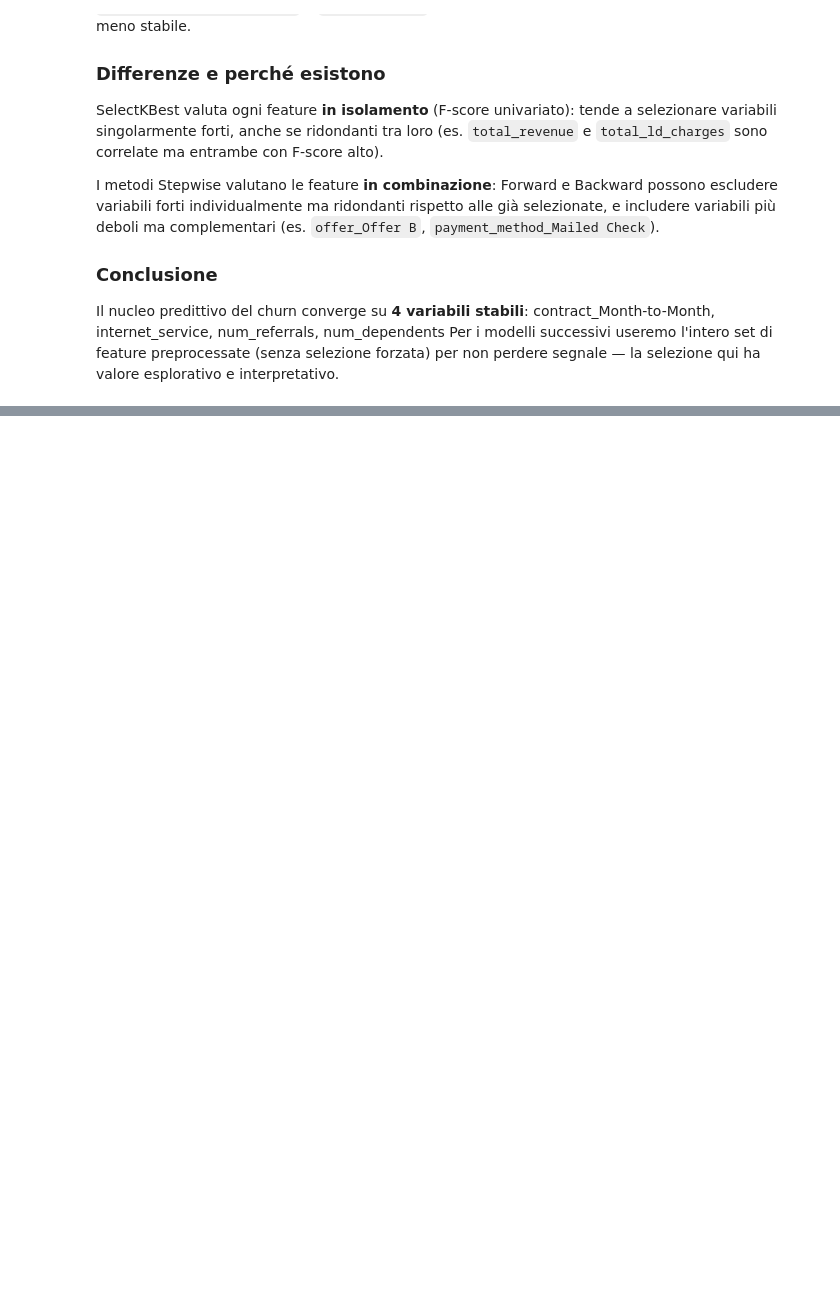
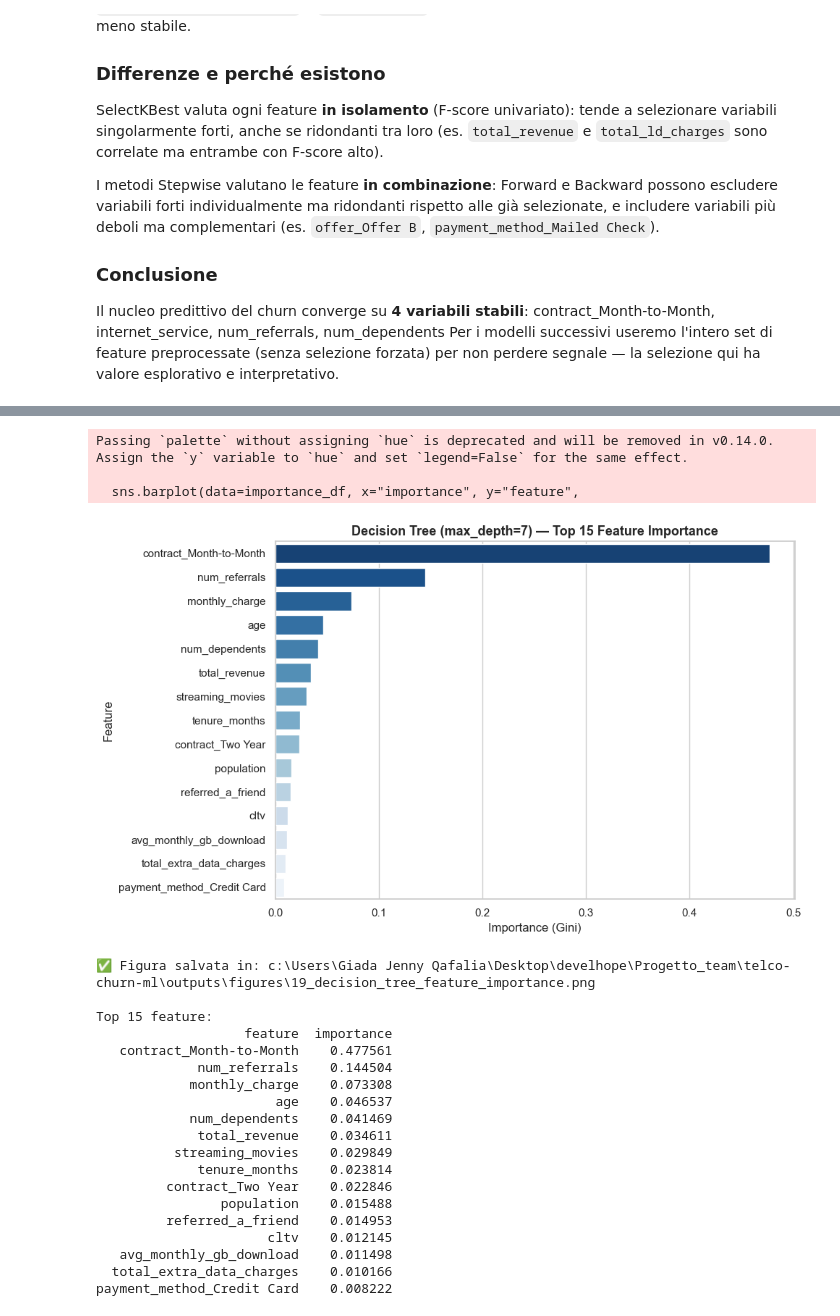
Before and after one commit to antoniohopee/telco-churn-ml, a Jupyter notebook: notebooks/04_machine_learning.ipynb, the cells around one changed output, grey strips where cells are left out. Saved outputs shown, nothing was run; the diff lists cells and outputs as text; code cells hidden in the pictures; blank space fills up the shorter version.

```diff
--- a/notebooks/04_machine_learning.ipynb
+++ b/notebooks/04_machine_learning.ipynb
@@ -638,0 +742,17 @@ ha valore esplorativo e interpretativo.
+# %%
+# Modello finale con profondità ottimale
+pipeline_dt_final = Pipeline([
+    ("preprocessor", build_preprocessor(num_cols, cat_cols, binary_cols)),
+    ("classifier", DecisionTreeClassifier(
+        max_depth=7,
+        class_weight="balanced",
+        random_state=42
+    ))
+])
+
+pipeline_dt_final.fit(X_train, y_train)
+y_pred_dt = pipeline_dt_final.predict(X_test)
+
+print("=== DECISION TREE (max_depth=7) — Valutazione sul Test Set ===\n")
+print(classification_report(y_test, y_pred_dt,
+                             target_names=["Rimasto (0)", "Churned (1)"]))
@@ -638,0 +770,54 @@ ha valore esplorativo e interpretativo.
+# %%
+# Estrazione feature names dopo il preprocessing
+feature_names_num = num_cols
+feature_names_cat = pipeline_dt_final.named_steps["preprocessor"]\
+    .named_transformers_["cat"].get_feature_names_out(cat_cols).tolist()
+feature_names_bin = binary_cols
+
+all_feature_names = feature_names_num + feature_names_cat + feature_names_bin
+
+# Feature importance dal classificatore
+importances = pipeline_dt_final.named_steps["classifier"].feature_importances_
+importance_df = pd.DataFrame({
+    "feature": all_feature_names,
+    "importance": importances
+}).sort_values("importance", ascending=False).head(15)
+
+fig, ax = plt.subplots(figsize=(10, 6))
+sns.barplot(data=importance_df, x="importance", y="feature",
+            palette="Blues_r", orient="h", ax=ax)
+ax.set_title("Decision Tree (max_depth=7) — Top 15 Feature Importance",
+             fontsize=13, fontweight="bold")
+ax.set_xlabel("Importance (Gini)")
+ax.set_ylabel("Feature")
+plt.tight_layout()
+
+figures_path = os.path.abspath(os.path.join("..", "outputs", "figures", "19_decision_tree_feature_importance.png"))
+plt.savefig(figures_path, dpi=150, bbox_inches="tight")
+plt.show()
+print(f"✅ Figura salvata in: {figures_path}")
+print(f"\nTop 15 feature:\n{importance_df.to_string(index=False)}")
+# %% [output]
+Passing `palette` without assigning `hue` is deprecated and will be removed in v0.14.0. Assign the `y` variable to `hue` and set `legend=False` for the same effect.
+
+  sns.barplot(data=importance_df, x="importance", y="feature",
+[figure, added]
+✅ Figura salvata in: c:\Users\Giada Jenny Qafalia\Desktop\develhope\Progetto_team\telco-churn-ml\outputs\figures\19_decision_tree_feature_importance.png
+
+Top 15 feature:
+                   feature  importance
+   contract_Month-to-Month    0.477561
+             num_referrals    0.144504
+            monthly_charge    0.073308
+                       age    0.046537
+            num_dependents    0.041469
+             total_revenue    0.034611
+          streaming_movies    0.029849
+             tenure_months    0.023814
+         contract_Two Year    0.022846
+                population    0.015488
+         referred_a_friend    0.014953
+                      cltv    0.012145
+   avg_monthly_gb_download    0.011498
+  total_extra_data_charges    0.010166
+payment_method_Credit Card    0.008222
```
Also changed, not shown: parts of 9 cells of this notebook, 3 other files.
